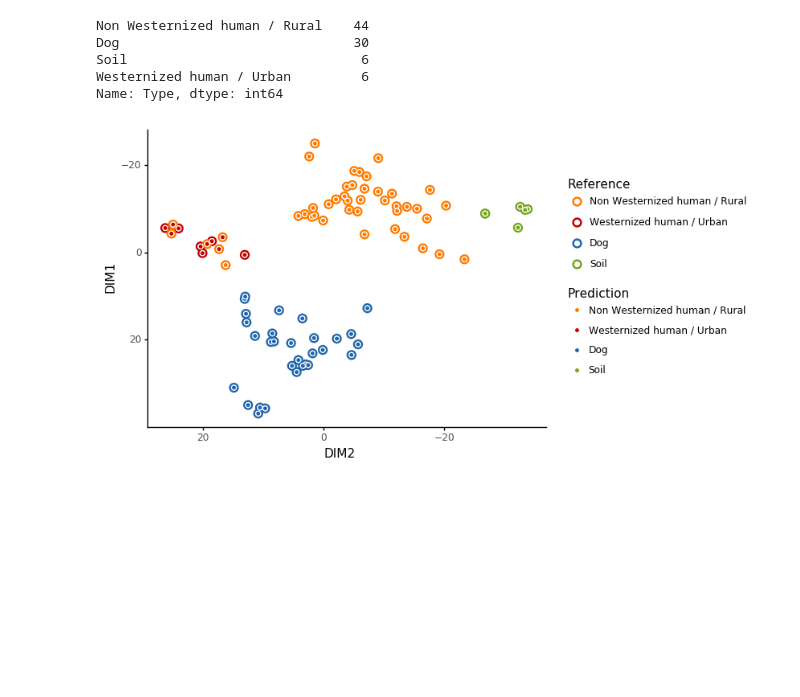
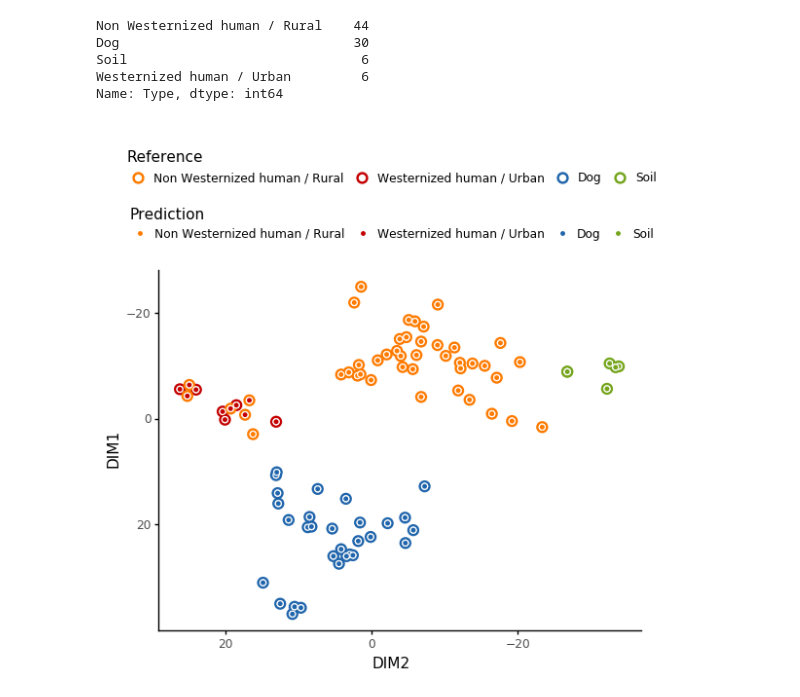
Before and after one commit to maxibor/coproid-article, a Jupyter notebook: figures/figure3/figure3.ipynb, the cells around one changed output. Saved outputs shown, nothing was run; the diff lists cells and outputs as text; code cells hidden in the pictures; blank space fills up the shorter version.

```diff
--- a/figures/figure3/figure3.ipynb
+++ b/figures/figure3/figure3.ipynb
@@ -340,10 +340,11 @@ Name: Type, dtype: int64
 # %%
 p = ggplot(combined_test_actual, aes(x='DIM1',y='DIM2')) + geom_point(aes(color='Type'), size=3, shape='o', fill = 'white', stroke=1)
 p = p + geom_point(data=combined_test_predicted, mapping=aes(x='DIM1',y='DIM2', fill='Type'), size=2, color='white', stroke=0.5)
 p = p + scale_color_manual(name = 'Reference', values = {"Dog":"#2166ac", "Non Westernized human / Rural":"#ff7b00", "Westernized human / Urban":"#c40000", "Soil":"#75a51c"})
 p = p + theme_classic() + scale_fill_manual(name = 'Prediction', values = {"Dog":"#2166ac", "Non Westernized human / Rural":"#ff7b00", "Westernized human / Urban":"#c40000", "Soil":"#75a51c"})
 p = p +  coord_flip() + scale_y_reverse() + scale_x_reverse()
+p = p + theme(legend_position = 'top')
 p.draw()
 p.save('results/figure3B.png', dpi=300)
 # %% [output]
-[figure, old version]
+[figure, new version]
```
Also changed, not shown: parts of 2 cells of this notebook, 11 other files.
